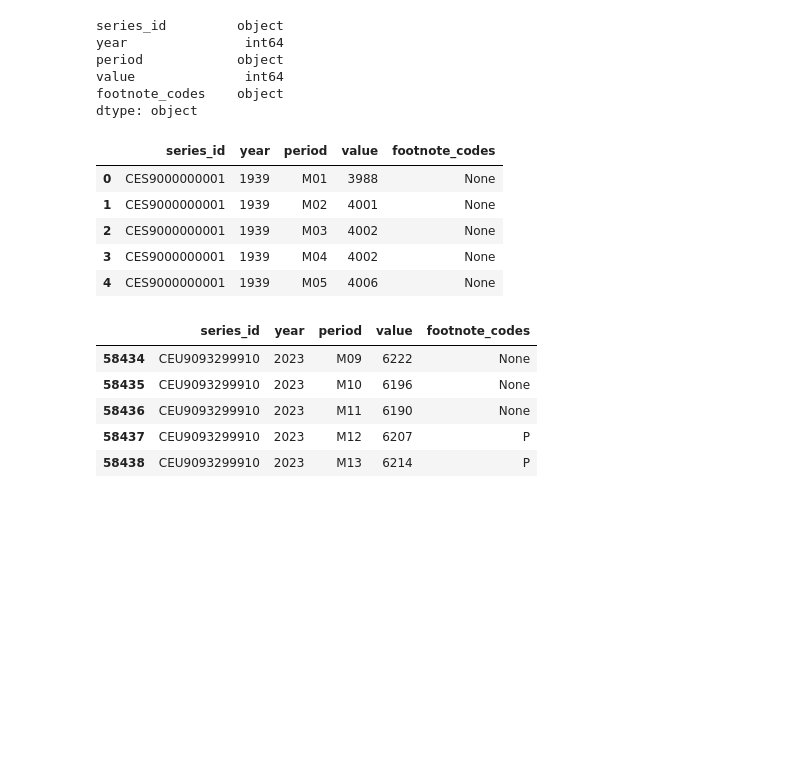
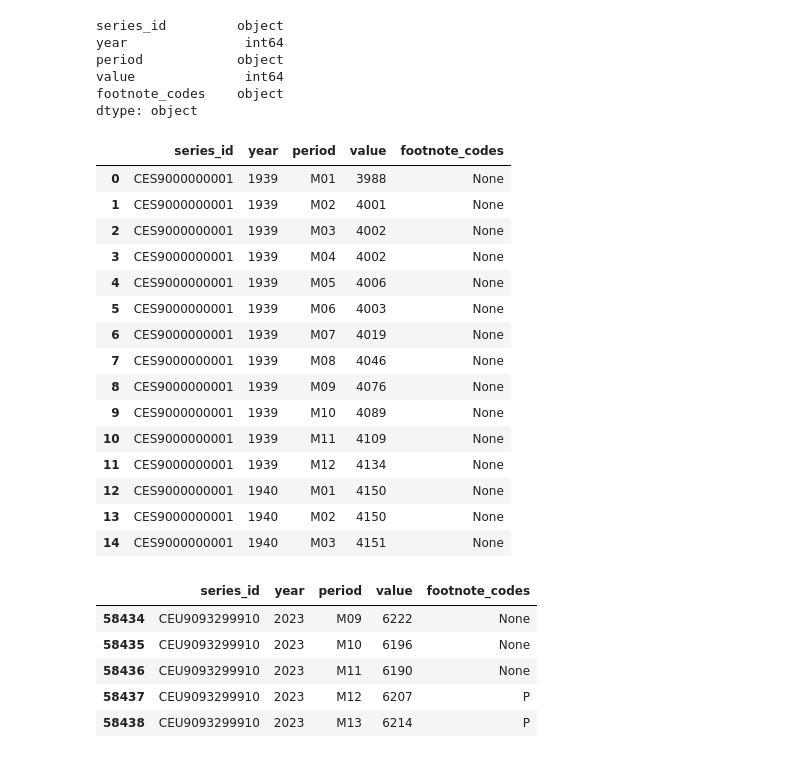
Before and after one commit to rpoandres/NG_DA_Challenge, a Jupyter notebook: Main.ipynb, the cells around one changed output. Cells and saved outputs as stored; diff of their text form; code cells hidden in the pictures; blank space fills up the shorter version.

```diff
--- a/Main.ipynb
+++ b/Main.ipynb
@@ -80,14 +80,24 @@ value              int64
 footnote_codes    object
 dtype: object
 # %%
-df_gov.head()
+df_gov.head(15)
 # %% [output]
 |  | series_id | year | period | value | footnote_codes |
 | 0 | CES9000000001 | 1939 | M01 | 3988 | None |
 | 1 | CES9000000001 | 1939 | M02 | 4001 | None |
 | 2 | CES9000000001 | 1939 | M03 | 4002 | None |
 | 3 | CES9000000001 | 1939 | M04 | 4002 | None |
 | 4 | CES9000000001 | 1939 | M05 | 4006 | None |
+| 5 | CES9000000001 | 1939 | M06 | 4003 | None |
+| 6 | CES9000000001 | 1939 | M07 | 4019 | None |
+| 7 | CES9000000001 | 1939 | M08 | 4046 | None |
+| 8 | CES9000000001 | 1939 | M09 | 4076 | None |
+| 9 | CES9000000001 | 1939 | M10 | 4089 | None |
+| 10 | CES9000000001 | 1939 | M11 | 4109 | None |
+| 11 | CES9000000001 | 1939 | M12 | 4134 | None |
+| 12 | CES9000000001 | 1940 | M01 | 4150 | None |
+| 13 | CES9000000001 | 1940 | M02 | 4150 | None |
+| 14 | CES9000000001 | 1940 | M03 | 4151 | None |
 # %%
 df_gov.tail()
 # %% [output]
```
Also changed, not shown: parts of 40 cells of this notebook.
